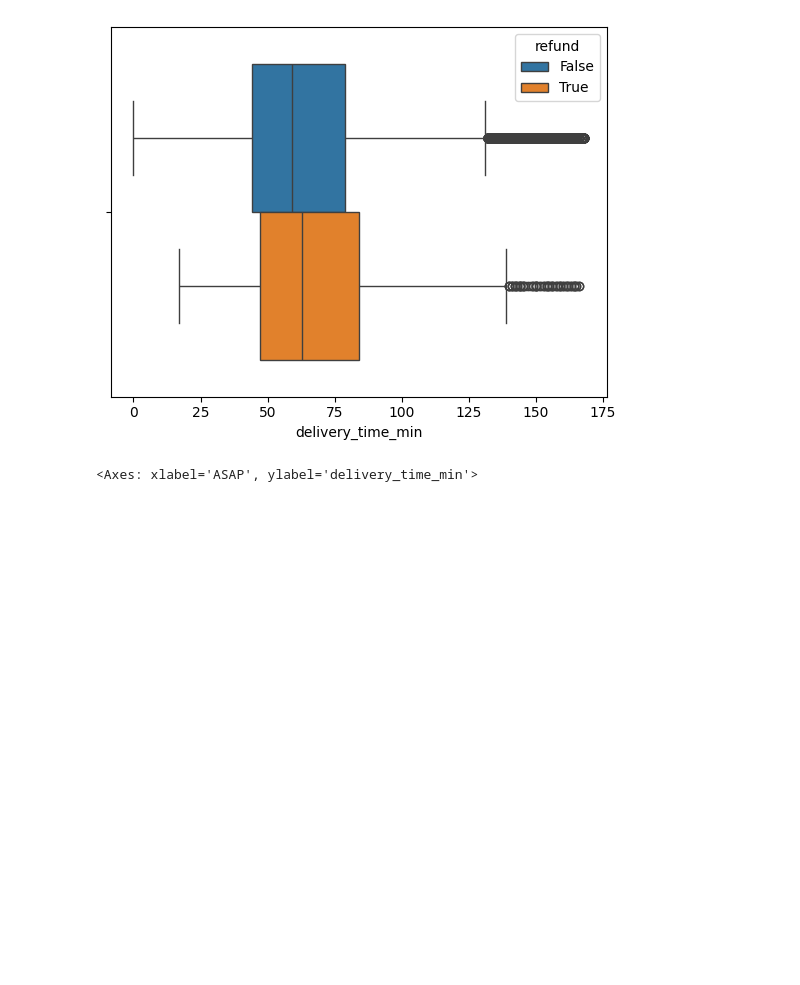
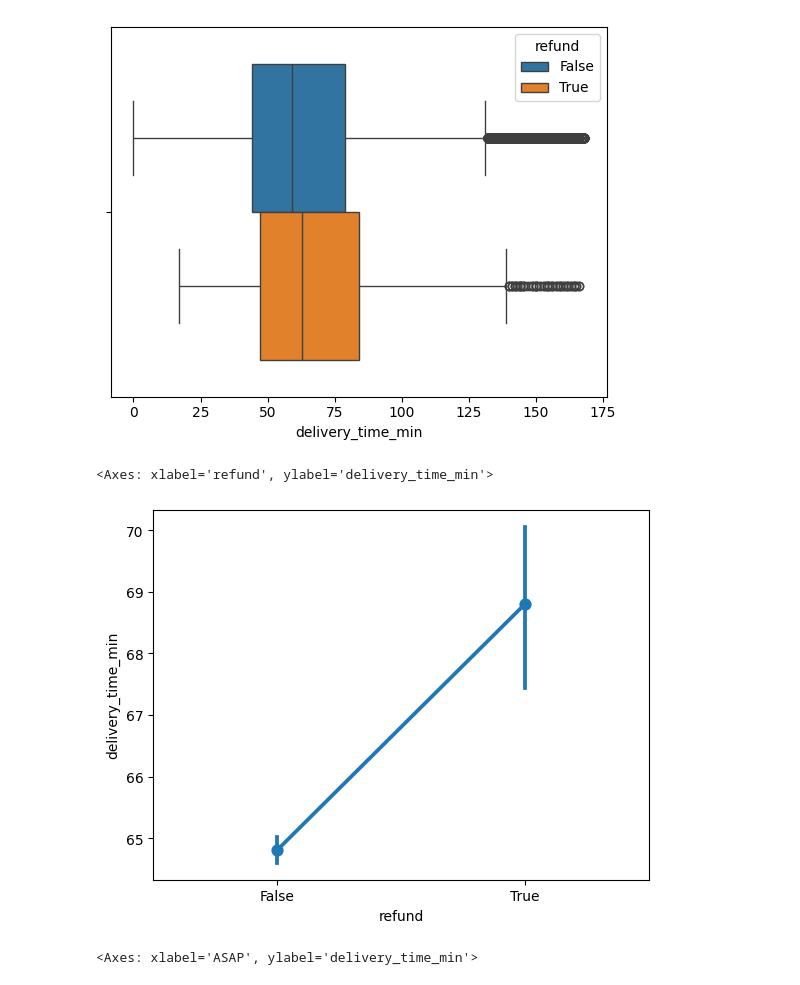
Before and after one commit to PigStep/ML-Delivery-Refund-Research, a Jupyter notebook: notebook/notebook.ipynb, the cells around one changed output. Drawn from its saved outputs; the diff is of its cells as text; code cells hidden in the pictures; blank space fills up the shorter version.

```diff
--- a/notebook/notebook.ipynb
+++ b/notebook/notebook.ipynb
@@ -474,6 +469,11 @@ sns.boxplot(delivery_data,x = "delivery_time_min", hue="refund")
 # %% [output]
 <Axes: xlabel='delivery_time_min'>
 [figure]
+# %%
+sns.pointplot(delivery_data,x="refund",y="delivery_time_min")
+# %% [output]
+<Axes: xlabel='refund', ylabel='delivery_time_min'>
+[figure, added]
 # %%
 sns.boxplot(delivery_data, x="ASAP",y="delivery_time_min", hue="refund")
 # %% [output]
```
Also changed, not shown: parts of 10 cells of this notebook.
